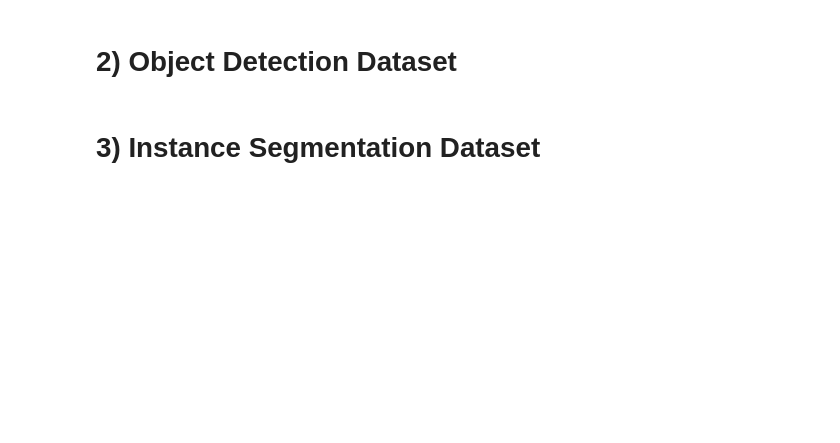
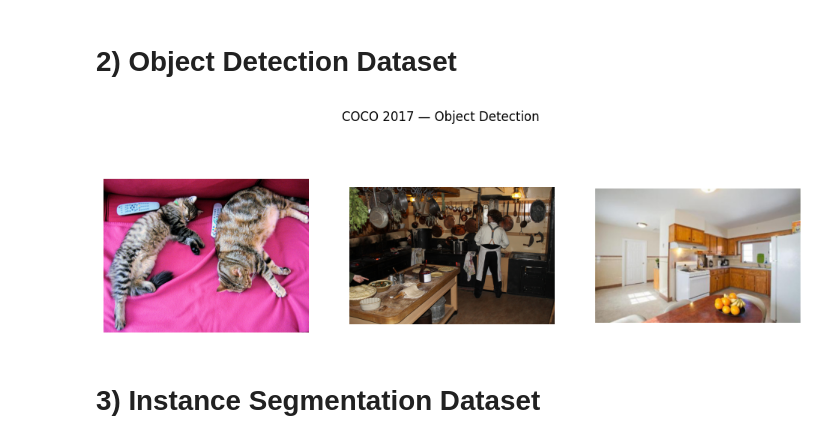
Before and after one commit to fadilsflow/campus_ai, a Jupyter notebook: Datasets_in_Computer_Vision.ipynb, the cells around one changed output. Drawn from its saved outputs; the diff is of its cells as text; code cells hidden in the pictures; blank space fills up the shorter version.

```diff
--- a/Datasets_in_Computer_Vision.ipynb
+++ b/Datasets_in_Computer_Vision.ipynb
@@ -10,4 +28,32 @@ To do:
 # %% [markdown]
 # 2) Object Detection Dataset
+# %%
+!pip install -q pycocotools
+
+import torchvision, matplotlib.pyplot as plt, matplotlib.patches as patches
+from PIL import Image
+
+dataset = torchvision.datasets.CocoDetection(
+    root='/tmp/coco', annFile=None  # placeholder
+)
+# Easier: use a few sample images directly
+import requests
+from io import BytesIO
+
+urls = [
+    "http://images.cocodataset.org/val2017/000000039769.jpg",
+    "http://images.cocodataset.org/val2017/000000397133.jpg",
+    "http://images.cocodataset.org/val2017/000000037777.jpg",
+]
+
+fig, axes = plt.subplots(1, 3, figsize=(12, 4))
+for ax, url in zip(axes, urls):
+    img = Image.open(BytesIO(requests.get(url).content))
+    ax.imshow(img)
+    ax.axis('off')
+plt.suptitle("COCO 2017 — Object Detection")
+plt.show()
+# %% [output]
+[figure, added]
 # %% [markdown]
 # 3) Instance Segmentation Dataset
```
Also changed, not shown: parts of 5 cells of this notebook.
